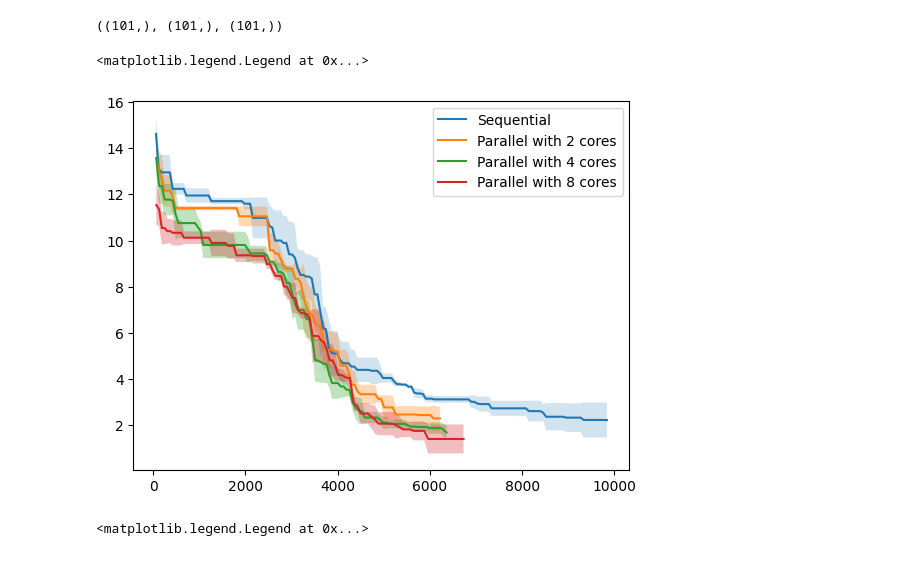
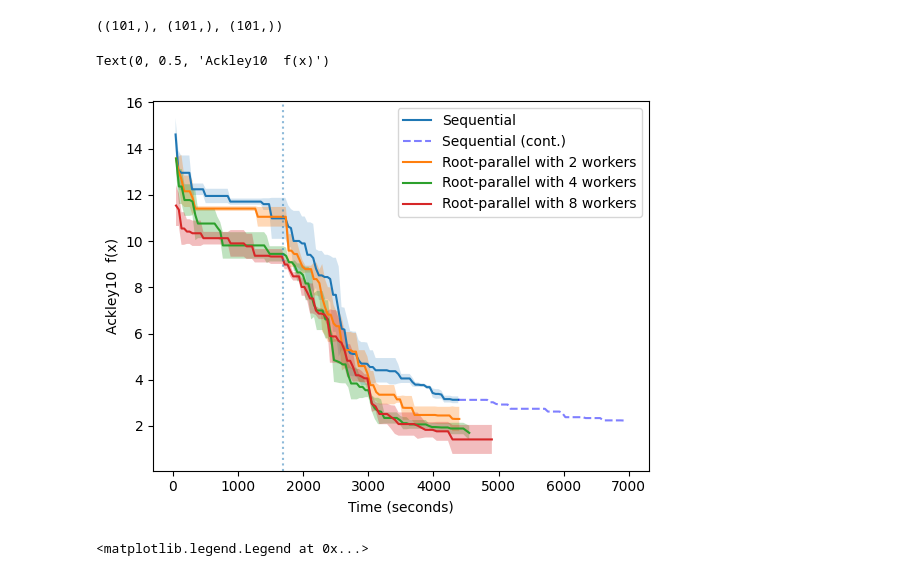
Before and after one commit to QianyiLiu309/LaMCTS, a Jupyter notebook: LA-MCTS/results_linux.ipynb, the cells around one changed output. Saved outputs shown, nothing was run; the diff lists cells and outputs as text; code cells hidden in the pictures.

Commit message:
Update plots on linux

```diff
--- a/LA-MCTS/results_linux.ipynb
+++ b/LA-MCTS/results_linux.ipynb
@@ -394,7 +351,7 @@ plt.legend()
 <matplotlib.legend.Legend at 0x...>
 [figure]
 # %%
-def process_expensive(result_4cores, end_time, end_result):
+def process_expensive(result_4cores, end_time, end_result, noise=0):
     odd_index = np.arange(1, len(result_4cores), 2)
     even_index = np.arange(0, len(result_4cores), 2)
 
@@ -411,8 +368,11 @@ def process_expensive(result_4cores, end_time, end_result):
 
     # time_4cores = time_4cores - np.min(time_4cores, axis=1).reshape(-1, 1)
     time_4cores = np.mean(time_4cores, axis=0) / 1000
-    evaluation_time = np.arange(1, len(time_4cores) + 1)
-    time_4cores += 60 * evaluation_time
+
+    num_samples = 1
+    evaluation_time = np.max(np.random.rand(len(time_4cores), num_samples) * noise / 10 + noise, axis=1)
+    evaluation_time = np.add.accumulate(evaluation_time)
+    time_4cores += evaluation_time
 
     mean = np.mean(array_4cores, axis=0)
     std = np.std(array_4cores, axis=0)
@@ -554,27 +516,36 @@ std_seq = np.std(array_seq, axis=0)
 # %%
-mean_2, std_2, time_2 = process_expensive(result_2cores, end_time_2, end_result_2)
-mean_4, std_4, time_4 = process_expensive(result_4cores, end_time_4, end_result_4)
-mean_8, std_8, time_8 = process_expensive(result_8cores, end_time_8, end_result_8)
+mean_2, std_2, time_2 = process_expensive(result_2cores, end_time_2, end_result_2, 40)
+mean_4, std_4, time_4 = process_expensive(result_4cores, end_time_4, end_result_4, 40)
+mean_8, std_8, time_8 = process_expensive(result_8cores, end_time_8, end_result_8, 40)
 # %%
 mean_2.shape, mean_4.shape, mean_8.shape
 # %% [output]
 ((101,), (101,), (101,))
 # %%
-plt.plot(time_seq, mean_seq, label="Sequential")
-plt.fill_between(time_seq, mean_seq - std_seq, mean_seq + std_seq, alpha=0.2)
+length = len(time_2) + 1
+plt.plot(time_seq[:length], mean_seq[:length], label="Sequential")
+plt.fill_between(time_seq[:length], mean_seq[:length] - std_seq[:length], mean_seq[:length] + std_seq[:length], alpha=0.2)
 
-plt.plot(time_2, mean_2, label="Parallel with 2 cores")
+length = length - 1
+plt.plot(time_seq[length:], mean_seq[length:], label="Sequential (cont.)", color="blue", linestyle="dashed", alpha=0.5)
+# plt.fill_between(time_seq[length:], mean_seq[length:] - std_seq[length:], mean_seq[length:] + std_seq[length:], color="blue", alpha=0.3)
+
+plt.plot(time_2, mean_2, label="Root-parallel with 2 workers")
 plt.fill_between(time_2, mean_2 - std_2, mean_2 + std_2, alpha=0.3)
 
-plt.plot(time_4, mean_4, label="Parallel with 4 cores")
+plt.plot(time_4, mean_4, label="Root-parallel with 4 workers")
 plt.fill_between(time_4, mean_4 - std_4, mean_4 + std_4, alpha=0.3)
 
-plt.plot(time_8, mean_8, label="Parallel with 8 cores")
+plt.plot(time_8, mean_8, label="Root-parallel with 8 workers")
 plt.fill_between(time_8, mean_8 - std_8, mean_8 + std_8, alpha=0.3)
 
+plt.axvline(time_seq[39], linestyle="dotted", alpha=0.5)
 plt.legend()
+
+plt.xlabel("Time (seconds)")
+plt.ylabel("Ackley10  f(x)")
 # %% [output]
-<matplotlib.legend.Legend at 0x...>
+Text(0, 0.5, 'Ackley10  f(x)')
-[figure, old version]
+[figure, new version]
 # %%
 result_seq = np.array([
```
Also changed, not shown: parts of 8 cells of this notebook.
